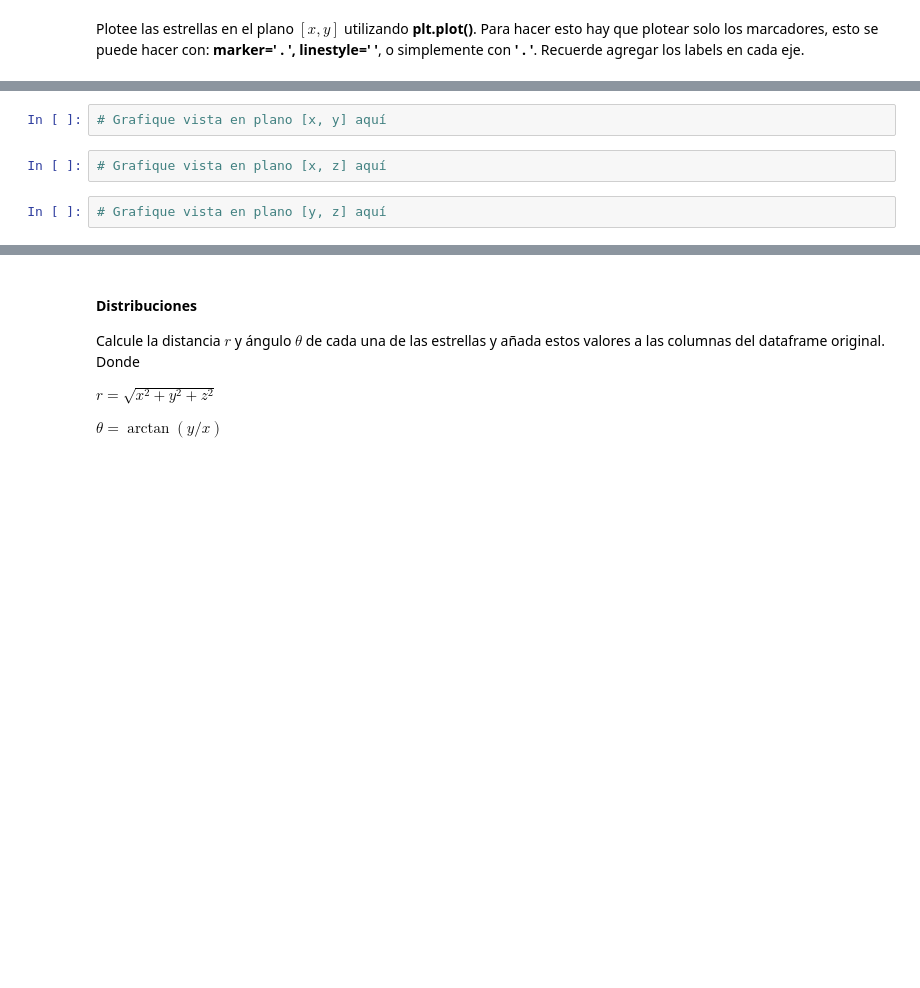
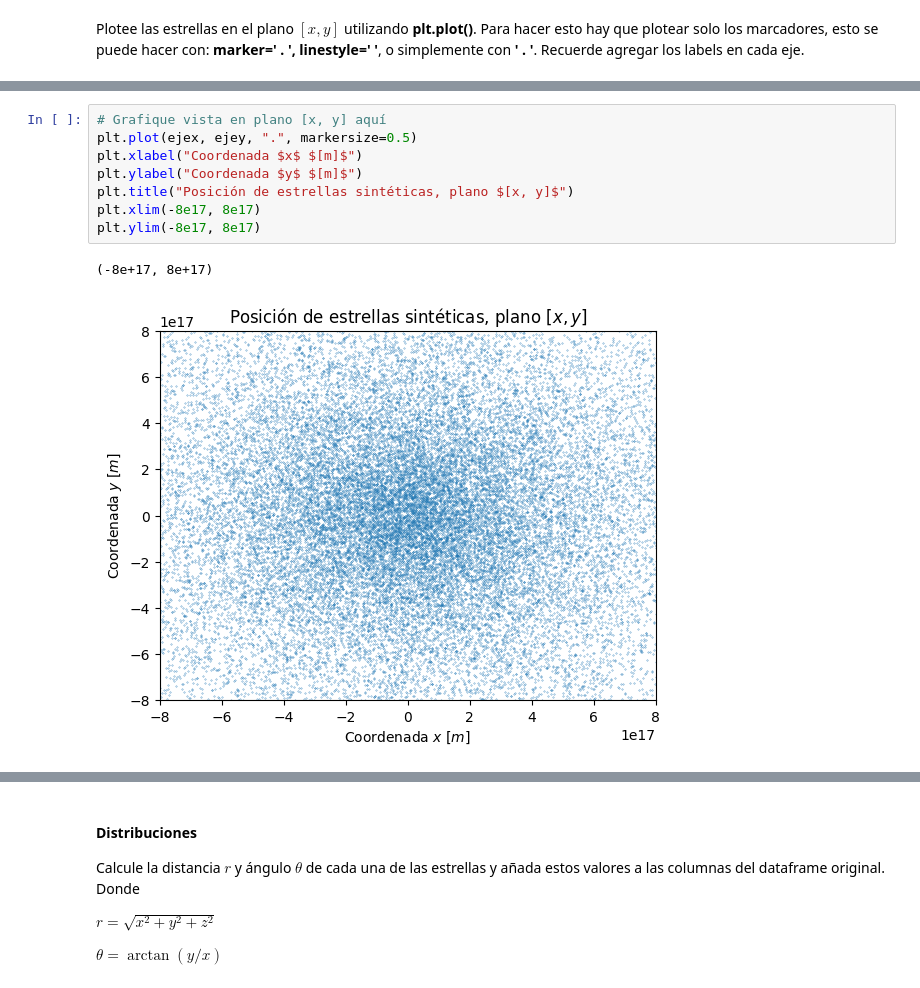
Before and after one commit to FPereiraI/Tarea-1, a Jupyter notebook: Tarea_1.ipynb, the cells around one changed output, grey strips where cells are left out. Drawn from its saved outputs; the diff is of its cells as text; blank space fills up the shorter version.

```diff
--- a/Tarea_1.ipynb
+++ b/Tarea_1.ipynb
@@ -366,9 +427,14 @@ Adicionalmente, cuando se trabaja con marcadores, podemos usar el parámetro **m
 Recuerde agregar los labels en cada eje.
 
 Póngase creativo con los gráficos, defina tamaños de la figura, agregue colores, defina los tamaños de los labels, etc.
-# %%
-# Grafique vista en plano [x, y] aquí
-# %%
-# Grafique vista en plano [x, z] aquí
-# %%
-# Grafique vista en plano [y, z] aquí
+# %%
+# Grafique vista en plano [x, y] aquí
+plt.plot(ejex, ejey, ".", markersize=0.5)
+plt.xlabel("Coordenada $x$ $[m]$")
+plt.ylabel("Coordenada $y$ $[m]$")
+plt.title("Posición de estrellas sintéticas, plano $[x, y]$")
+plt.xlim(-8e17, 8e17)
+plt.ylim(-8e17, 8e17)
+# %% [output]
+(-8e+17, 8e+17)
+[figure, added]
```
Also changed, not shown: parts of 13 cells of this notebook.
